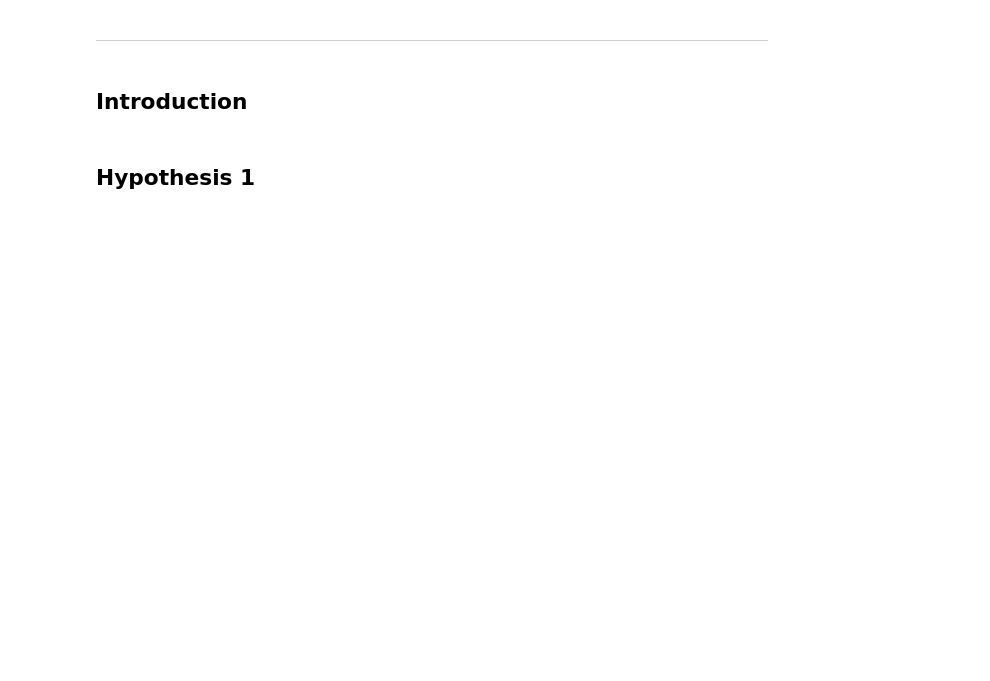
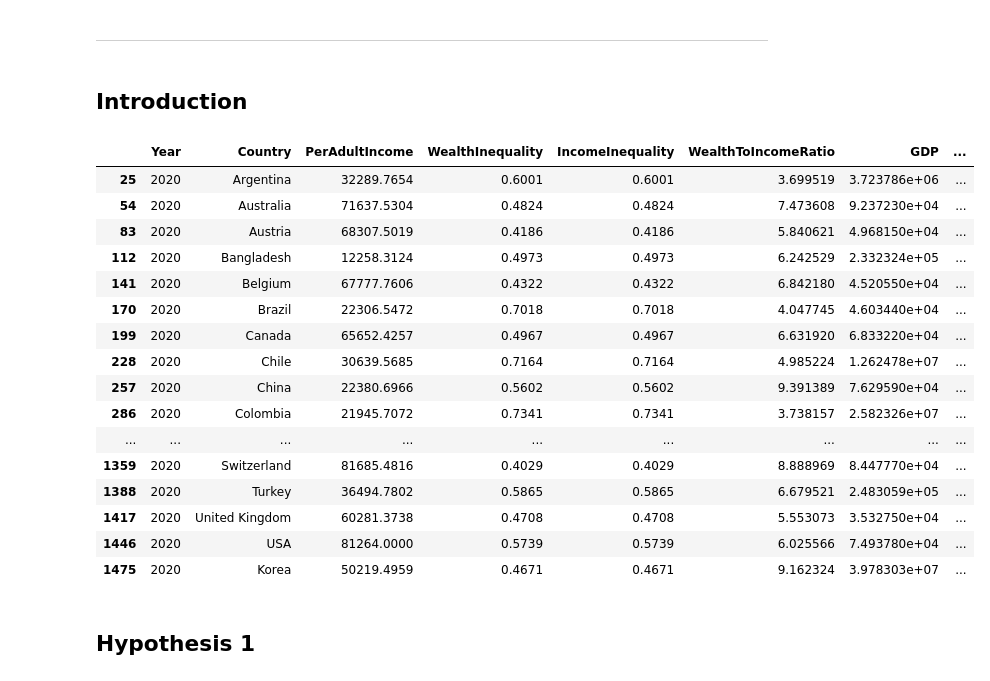
Before and after one commit to virajvekaria/IDS-Writing-Assignment, a Jupyter notebook: FINAL_SUBMISSION.ipynb, the cells around one changed output. Drawn from its saved outputs; the diff is of its cells as text; code cells hidden in the pictures; blank space fills up the shorter version.

```diff
--- a/FINAL_SUBMISSION.ipynb
+++ b/FINAL_SUBMISSION.ipynb
@@ -163,6 +145,26 @@ Columns: ['Year', 'Country', 'PerAdultIncome', 'WealthInequality', 'IncomeInequa
 ---
 # %% [markdown]
 ## Introduction
+# %%
+df_merged[df_merged['Year'] == 2020]
+# %% [output]
+|  | Year | Country | PerAdultIncome | WealthInequality | IncomeInequality | WealthToIncomeRatio | GDP | ... |
+| 25 | 2020 | Argentina | 32289.7654 | 0.6001 | 0.6001 | 3.699519 | 3.723786e+06 | ... |
+| 54 | 2020 | Australia | 71637.5304 | 0.4824 | 0.4824 | 7.473608 | 9.237230e+04 | ... |
+| 83 | 2020 | Austria | 68307.5019 | 0.4186 | 0.4186 | 5.840621 | 4.968150e+04 | ... |
+| 112 | 2020 | Bangladesh | 12258.3124 | 0.4973 | 0.4973 | 6.242529 | 2.332324e+05 | ... |
+| 141 | 2020 | Belgium | 67777.7606 | 0.4322 | 0.4322 | 6.842180 | 4.520550e+04 | ... |
+| 170 | 2020 | Brazil | 22306.5472 | 0.7018 | 0.7018 | 4.047745 | 4.603440e+04 | ... |
+| 199 | 2020 | Canada | 65652.4257 | 0.4967 | 0.4967 | 6.631920 | 6.833220e+04 | ... |
+| 228 | 2020 | Chile | 30639.5685 | 0.7164 | 0.7164 | 4.985224 | 1.262478e+07 | ... |
+| 257 | 2020 | China | 22380.6966 | 0.5602 | 0.5602 | 9.391389 | 7.629590e+04 | ... |
+| 286 | 2020 | Colombia | 21945.7072 | 0.7341 | 0.7341 | 3.738157 | 2.582326e+07 | ... |
+| ... | ... | ... | ... | ... | ... | ... | ... | ... |
+| 1359 | 2020 | Switzerland | 81685.4816 | 0.4029 | 0.4029 | 8.888969 | 8.447770e+04 | ... |
+| 1388 | 2020 | Turkey | 36494.7802 | 0.5865 | 0.5865 | 6.679521 | 2.483059e+05 | ... |
+| 1417 | 2020 | United Kingdom | 60281.3738 | 0.4708 | 0.4708 | 5.553073 | 3.532750e+04 | ... |
+| 1446 | 2020 | USA | 81264.0000 | 0.5739 | 0.5739 | 6.025566 | 7.493780e+04 | ... |
+| 1475 | 2020 | Korea | 50219.4959 | 0.4671 | 0.4671 | 9.162324 | 3.978303e+07 | ... |
 # %% [markdown]
 ## Hypothesis 1
 # %%
```
Also changed, not shown: parts of 7 cells of this notebook, 4 other files.
